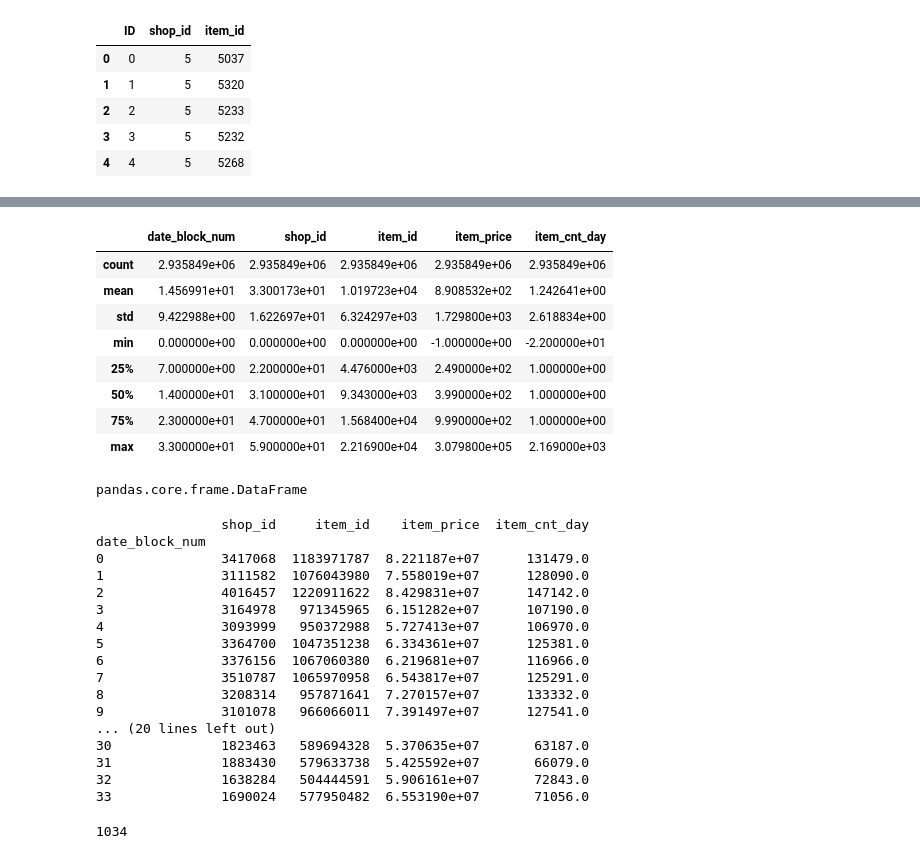
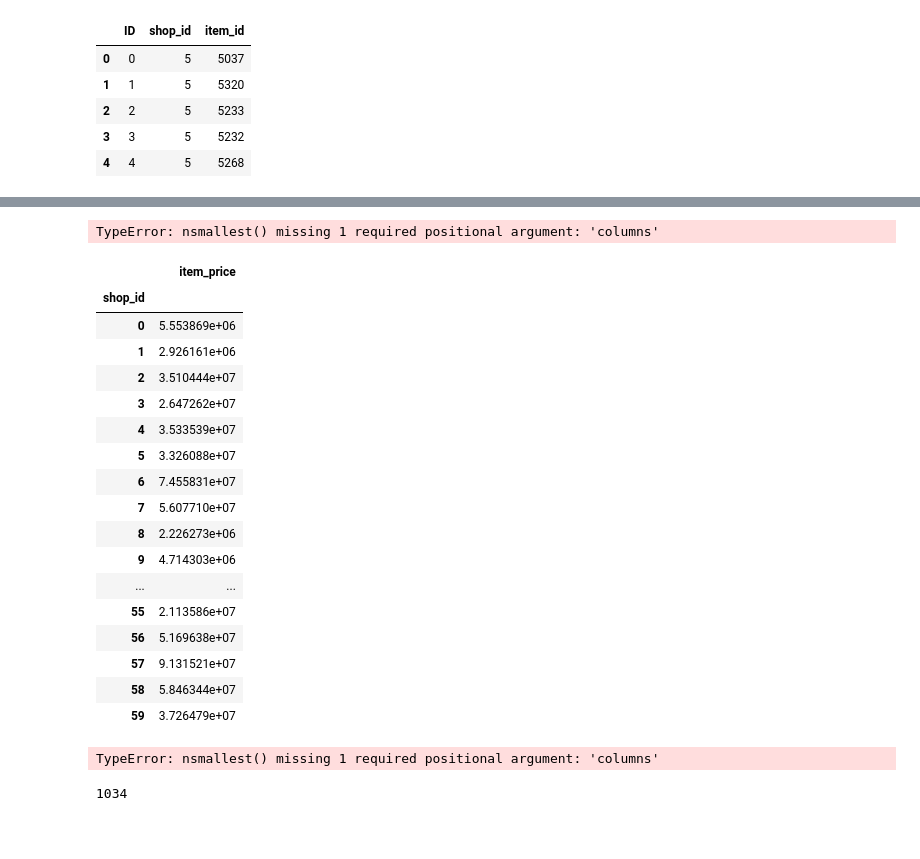
Before and after one commit to nightteatime/studygroup, a Jupyter notebook: kaggle - predict future sales/Kaggle1_StudyGroup_vz.ipynb, the cells around one changed output, grey strips where cells are left out. Cells and saved outputs as stored; diff of their text form; code cells hidden in the pictures; blank space fills up the shorter version.

```diff
--- a/kaggle - predict future sales/Kaggle1_StudyGroup_vz.ipynb
+++ b/kaggle - predict future sales/Kaggle1_StudyGroup_vz.ipynb
@@ -151,40 +103,0 @@ sample1
-# %%
-sales_train.describe()
-# %% [output]
-|  | date_block_num | shop_id | item_id | item_price | item_cnt_day |
-| count | 2.935849e+06 | 2.935849e+06 | 2.935849e+06 | 2.935849e+06 | 2.935849e+06 |
-| mean | 1.456991e+01 | 3.300173e+01 | 1.019723e+04 | 8.908532e+02 | 1.242641e+00 |
-| std | 9.422988e+00 | 1.622697e+01 | 6.324297e+03 | 1.729800e+03 | 2.618834e+00 |
-| min | 0.000000e+00 | 0.000000e+00 | 0.000000e+00 | -1.000000e+00 | -2.200000e+01 |
-| 25% | 7.000000e+00 | 2.200000e+01 | 4.476000e+03 | 2.490000e+02 | 1.000000e+00 |
-| 50% | 1.400000e+01 | 3.100000e+01 | 9.343000e+03 | 3.990000e+02 | 1.000000e+00 |
-| 75% | 2.300000e+01 | 4.700000e+01 | 1.568400e+04 | 9.990000e+02 | 1.000000e+00 |
-| max | 3.300000e+01 | 5.900000e+01 | 2.216900e+04 | 3.079800e+05 | 2.169000e+03 |
-# %%
-st_groupby = sales_train.groupby('date_block_num').sum()
-type(st_groupby)
-# %% [output]
-pandas.core.frame.DataFrame
-# %%
-#tentativa de barplot - mas tá bem estranho esse último com tanto número, não tá assim na base
-
-
-print(st_groupby)
-# %% [output]
-                shop_id     item_id    item_price  item_cnt_day
-date_block_num
-0               3417068  1183971787  8.221187e+07      131479.0
-1               3111582  1076043980  7.558019e+07      128090.0
-2               4016457  1220911622  8.429831e+07      147142.0
-3               3164978   971345965  6.151282e+07      107190.0
-4               3093999   950372988  5.727413e+07      106970.0
-5               3364700  1047351238  6.334361e+07      125381.0
-6               3376156  1067060380  6.219681e+07      116966.0
-7               3510787  1065970958  6.543817e+07      125291.0
-8               3208314   957871641  7.270157e+07      133332.0
-9               3101078   966066011  7.391497e+07      127541.0
-... (20 lines left out)
-30              1823463   589694328  5.370635e+07       63187.0
-31              1883430   579633738  5.425592e+07       66079.0
-32              1638284   504444591  5.906161e+07       72843.0
-33              1690024   577950482  6.553190e+07       71056.0
@@ -191,3 +116,42 @@ date_block_num
+# %%
+category_count.nsmallest(2)
+# %% [output]
+TypeError: nsmallest() missing 1 required positional argument: 'columns'
+# %%
+#merge sales_train + item_category
+#colunas
+# Index(['date', 'date_block_num', 'shop_id', 'item_id', 'item_price',
+#      'item_cnt_day', 'item_category_name', 'item_name', 'item_category_id'],
+#     dtype='object')
+items_category2 = sales_train.merge(item_category, on='item_id')
+# %%
+#agrupar vendas por loja em dinheiro
+shop_sum_price = items_category2.groupby(['shop_id'])[['item_price']].sum()
+shop_sum_price
+# %% [output]
+|  | item_price |
+| shop_id |  |
+| 0 | 5.553869e+06 |
+| 1 | 2.926161e+06 |
+| 2 | 3.510444e+07 |
+| 3 | 2.647262e+07 |
+| 4 | 3.533539e+07 |
+| 5 | 3.326088e+07 |
+| 6 | 7.455831e+07 |
+| 7 | 5.607710e+07 |
+| 8 | 2.226273e+06 |
+| 9 | 4.714303e+06 |
+| ... | ... |
+| 55 | 2.113586e+07 |
+| 56 | 5.169638e+07 |
+| 57 | 9.131521e+07 |
+| 58 | 5.846344e+07 |
+| 59 | 3.726479e+07 |
+# %%
+#ver quais lojas vendem menos (em dinheiro)
+shop_sum_price.nsmallest(2)
+# %% [output]
+TypeError: nsmallest() missing 1 required positional argument: 'columns'
 # %%
 #quantidade de dias
 datas = sales_train.date
```
Also changed, not shown: parts of 16 cells of this notebook.
